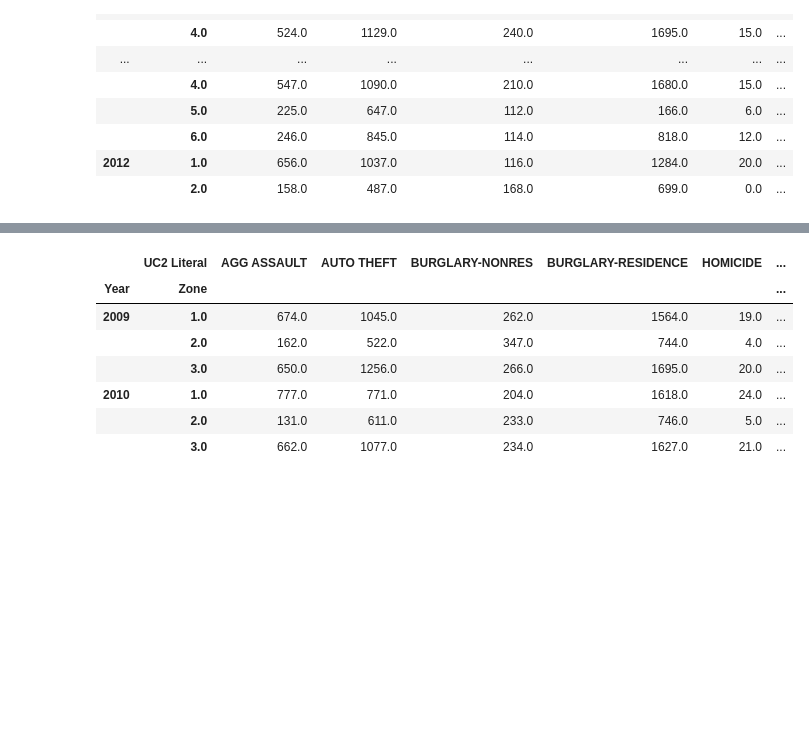
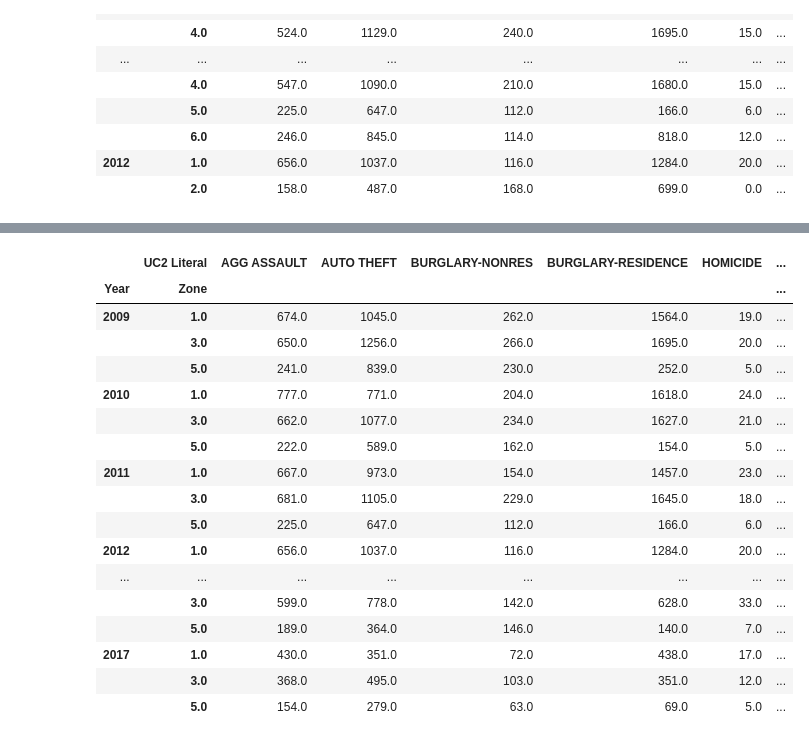
Before and after one commit to squishbug/DataScienceProgramming, a Jupyter notebook: 07-Data-Visualization/CrimeData_descriptive_statistics_and_visualization.ipynb, the cells around one changed output, grey strips where cells are left out. Cells and saved outputs as stored; diff of their text form; code cells hidden in the pictures; blank space fills up the shorter version.

```diff
--- a/07-Data-Visualization/CrimeData_descriptive_statistics_and_visualization.ipynb
+++ b/07-Data-Visualization/CrimeData_descriptive_statistics_and_visualization.ipynb
@@ -280,2 +313,5 @@ df['Year'] = df.occur_dt.apply(lambda x: x.year)
 # %%
-df_cp = df.pivot_table(index=["Year","Zone"], columns="UC2 Literal", values="offense_id", aggfunc=lambda x: np.count_nonzero(~np.isnan(x)))
+df_cp = df.pivot_table(index=["Year","Zone"],
+                       columns="UC2 Literal",
+                       values="offense_id",
+                       aggfunc=lambda x: np.count_nonzero(~np.isnan(x)))
@@ -282,5 +340,6 @@ df_cp = df.pivot_table(index=["Year","Zone"], columns="UC2 Literal", values="off
 # %%
-df_cp = df_cp[np.logical_and([x >= 1 for x in zip(*df_cp.index.values)[1]], [x <= 6 for x in zip(*df_cp.index.values)[1]])].fillna(0)
+df_cp = df_cp[np.logical_and([x >= 1 for x in zip(*df_cp.index.values)[1]],
+                             [x <= 6 for x in zip(*df_cp.index.values)[1]])].fillna(0)
 df_cp.head(20)
 # %% [output]
 |  | UC2 Literal | AGG ASSAULT | AUTO THEFT | BURGLARY-NONRES | BURGLARY-RESIDENCE | HOMICIDE | ... |
@@ -301,3 +360,7 @@ df_cp.head(20)
 |  | 6.0 | 246.0 | 845.0 | 114.0 | 818.0 | 12.0 | ... |
 | 2012 | 1.0 | 656.0 | 1037.0 | 116.0 | 1284.0 | 20.0 | ... |
 |  | 2.0 | 158.0 | 487.0 | 168.0 | 699.0 | 0.0 | ... |
+# %%
+# A MUCH PRETTIER way to do the same thing:
+df_cp = df_cp.loc[(slice(None), slice(1,6)),:].fillna(0)
+df_cp.head(20)
@@ -304,16 +386,26 @@ df_cp.head(20)
 # %%
 ## slicing on a multi-index
 #  get data for 2009-2010, for zones 1-3
-df_cp.loc[(slice(2009,2010), slice(1,3)),:]
+df_cp.loc[(slice(2009,2010), slice(1,5,2)),:]
 # %% [output]
 |  | UC2 Literal | AGG ASSAULT | AUTO THEFT | BURGLARY-NONRES | BURGLARY-RESIDENCE | HOMICIDE | ... |
 | Year | Zone |  |  |  |  |  | ... |
 | 2009 | 1.0 | 674.0 | 1045.0 | 262.0 | 1564.0 | 19.0 | ... |
-|  | 2.0 | 162.0 | 522.0 | 347.0 | 744.0 | 4.0 | ... |
 |  | 3.0 | 650.0 | 1256.0 | 266.0 | 1695.0 | 20.0 | ... |
+|  | 5.0 | 241.0 | 839.0 | 230.0 | 252.0 | 5.0 | ... |
 | 2010 | 1.0 | 777.0 | 771.0 | 204.0 | 1618.0 | 24.0 | ... |
-|  | 2.0 | 131.0 | 611.0 | 233.0 | 746.0 | 5.0 | ... |
 |  | 3.0 | 662.0 | 1077.0 | 234.0 | 1627.0 | 21.0 | ... |
+|  | 5.0 | 222.0 | 589.0 | 162.0 | 154.0 | 5.0 | ... |
+| 2011 | 1.0 | 667.0 | 973.0 | 154.0 | 1457.0 | 23.0 | ... |
+|  | 3.0 | 681.0 | 1105.0 | 229.0 | 1645.0 | 18.0 | ... |
+|  | 5.0 | 225.0 | 647.0 | 112.0 | 166.0 | 6.0 | ... |
+| 2012 | 1.0 | 656.0 | 1037.0 | 116.0 | 1284.0 | 20.0 | ... |
+| ... | ... | ... | ... | ... | ... | ... | ... |
+|  | 3.0 | 599.0 | 778.0 | 142.0 | 628.0 | 33.0 | ... |
+|  | 5.0 | 189.0 | 364.0 | 146.0 | 140.0 | 7.0 | ... |
+| 2017 | 1.0 | 430.0 | 351.0 | 72.0 | 438.0 | 17.0 | ... |
+|  | 3.0 | 368.0 | 495.0 | 103.0 | 351.0 | 12.0 | ... |
+|  | 5.0 | 154.0 | 279.0 | 63.0 | 69.0 | 5.0 | ... |
 # %%
 ## In-class exercise:
 # Show all robbery data for 2011, 2013, and 2015, for zones 4-6
```
Also changed, not shown: parts of 13 cells of this notebook.
